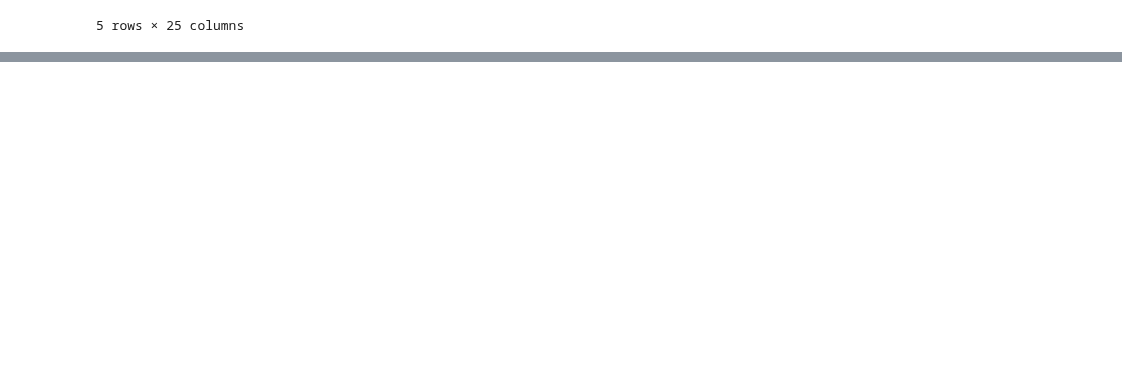
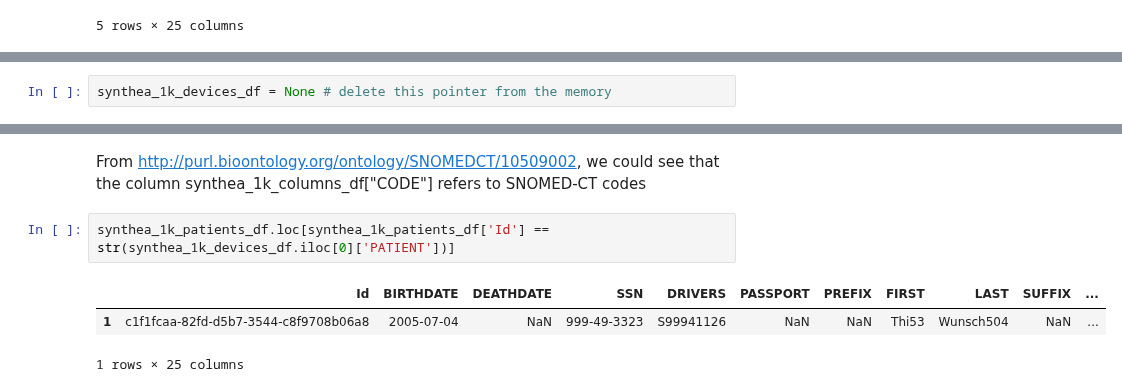
Before and after one commit to Orthologues/VAEQL_plus_Imputation, a Jupyter notebook: data_exploration.ipynb, the cells around one changed output, grey strips where cells are left out. Drawn from its saved outputs; the diff is of its cells as text; blank space fills up the shorter version.

```diff
--- a/data_exploration.ipynb
+++ b/data_exploration.ipynb
@@ -326,0 +419,2 @@ synthea_1k_patients_df.tail()
+# %%
+synthea_1k_devices_df = None # delete this pointer from the memory
@@ -326,0 +447,8 @@ synthea_1k_patients_df.tail()
+# %% [markdown]
+From <a>http://purl.bioontology.org/ontology/SNOMEDCT/10509002</a>, we could see that the column synthea_1k_columns_df["CODE"] refers to SNOMED-CT codes
+# %%
+synthea_1k_patients_df.loc[synthea_1k_patients_df['Id'] == str(synthea_1k_devices_df.iloc[0]['PATIENT'])]
+# %% [output]
+|  | Id | BIRTHDATE | DEATHDATE | SSN | DRIVERS | PASSPORT | PREFIX | FIRST | LAST | SUFFIX | ... |
+| 1 | c1f1fcaa-82fd-d5b7-3544-c8f9708b06a8 | 2005-07-04 | NaN | 999-49-3323 | S99941126 | NaN | NaN | Thi53 | Wunsch504 | NaN | ... |
+1 rows × 25 columns
```
Also changed, not shown: parts of 21 cells of this notebook.
